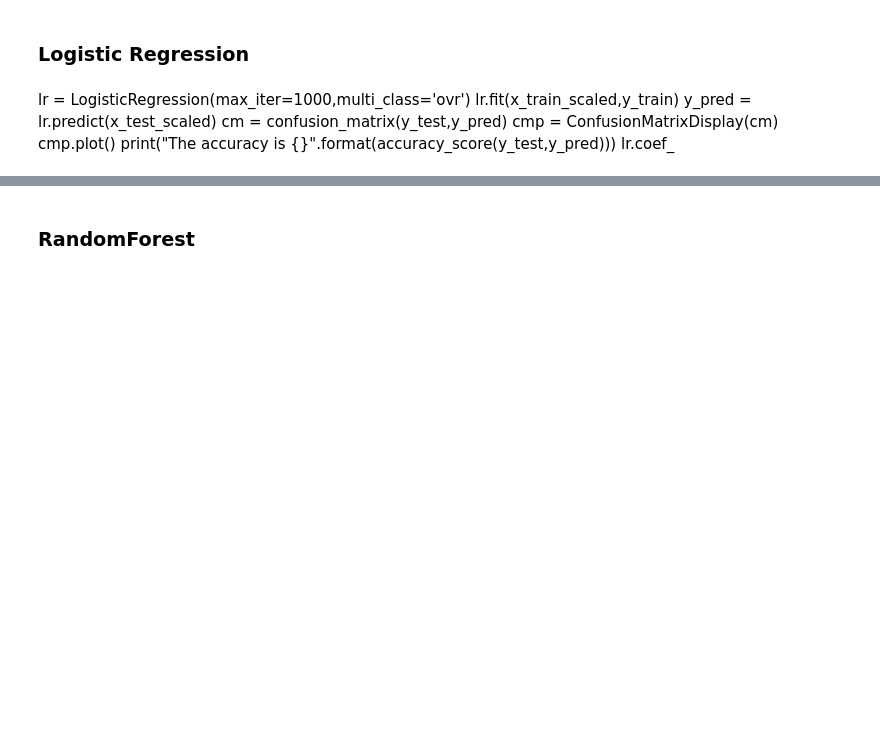
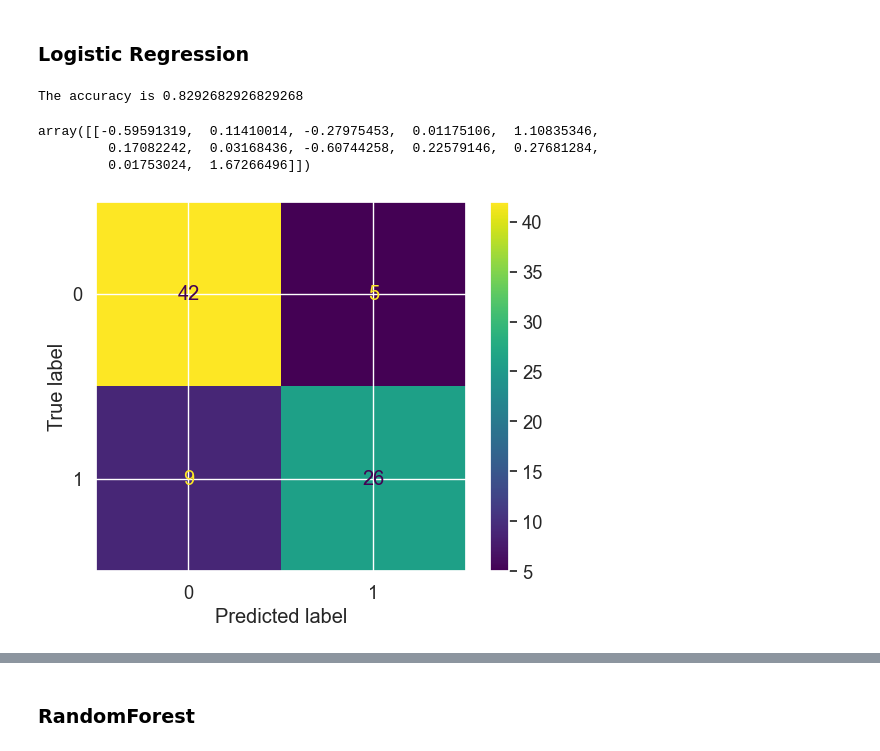
Before and after one commit to Eden33333/Data583_Project, a Jupyter notebook: code.ipynb, the cells around one changed output, grey strips where cells are left out. Saved outputs shown, nothing was run; the diff lists cells and outputs as text; code cells hidden in the pictures; blank space fills up the shorter version.

```diff
--- a/code.ipynb
+++ b/code.ipynb
@@ -290,12 +323,18 @@ Z.
 ## Models
 # %% [markdown]
 ### Logistic Regression
-# %% [markdown]
-lr = LogisticRegression(max_iter=1000,multi_class='ovr')
-lr.fit(x_train_scaled,y_train)
-y_pred = lr.predict(x_test_scaled)
-cm = confusion_matrix(y_test,y_pred)
-cmp = ConfusionMatrixDisplay(cm)
-cmp.plot()
-print("The accuracy is {}".format(accuracy_score(y_test,y_pred)))
-lr.coef_
+# %%
+lr = LogisticRegression(max_iter=1000,multi_class='ovr')
+lr.fit(x_train_scaled,y_train)
+y_pred = lr.predict(x_test_scaled)
+cm = confusion_matrix(y_test,y_pred)
+cmp = ConfusionMatrixDisplay(cm)
+cmp.plot()
+print("The accuracy is {}".format(accuracy_score(y_test,y_pred)))
+lr.coef_
+# %% [output]
+The accuracy is 0.8292682926829268
+array([[-0.59591319,  0.11410014, -0.27975453,  0.01175106,  1.10835346,
+         0.17082242,  0.03168436, -0.60744258,  0.22579146,  0.27681284,
+         0.01753024,  1.67266496]])
+[figure, added]
```
Also changed, not shown: parts of 41 cells of this notebook, 9 other files.
